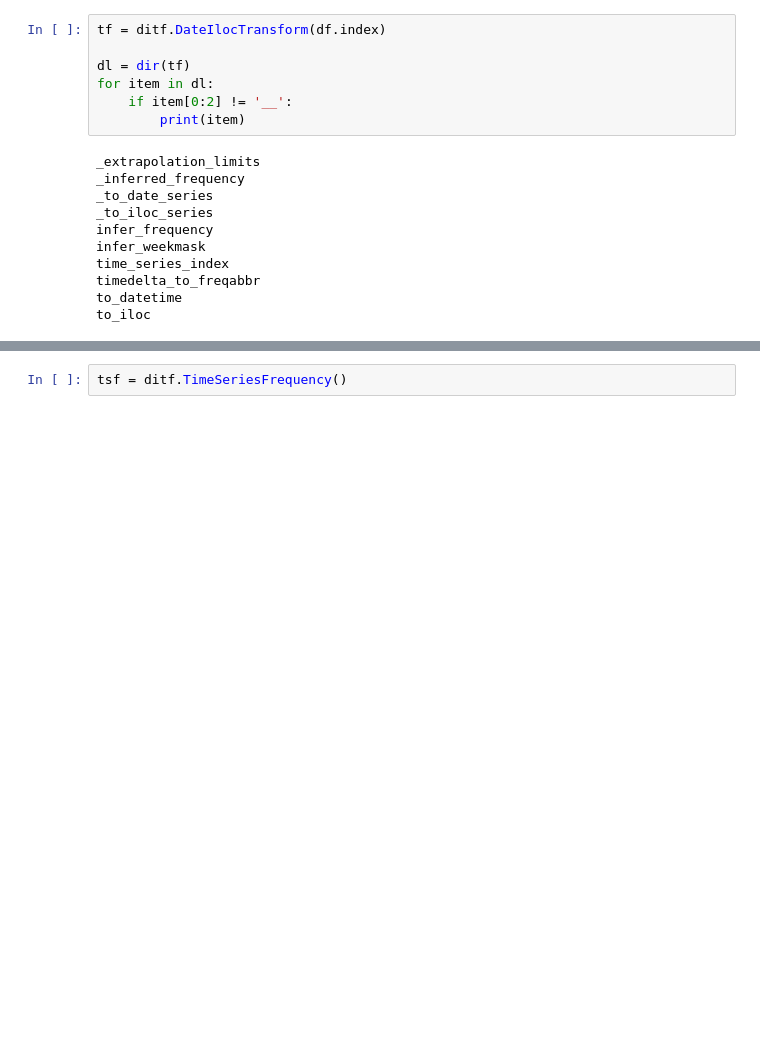
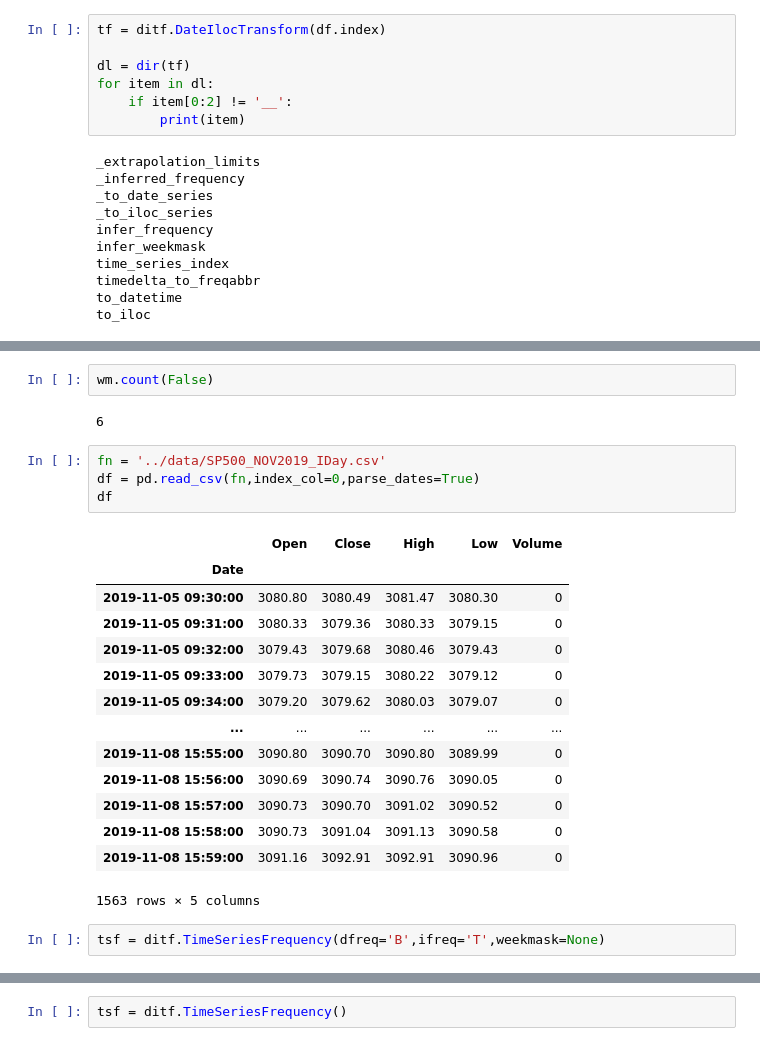
Before and after one commit to DanielGoldfarb/mplfinance, a Jupyter notebook: examples/scratch_pad/ditransform_work.ipynb, the cells around one changed output, grey strips where cells are left out. Drawn from its saved outputs; the diff is of its cells as text; blank space fills up the shorter version.

Commit message:
snapshot: working on time_series_index call

```diff
--- a/examples/scratch_pad/ditransform_work.ipynb
+++ b/examples/scratch_pad/ditransform_work.ipynb
@@ -101,0 +188,25 @@ to_iloc
+# %%
+wm.count(False)
+# %% [output]
+6
+# %%
+fn = '../data/SP500_NOV2019_IDay.csv'
+df = pd.read_csv(fn,index_col=0,parse_dates=True)
+df
+# %% [output]
+|  | Open | Close | High | Low | Volume |
+| Date |  |  |  |  |  |
+| 2019-11-05 09:30:00 | 3080.80 | 3080.49 | 3081.47 | 3080.30 | 0 |
+| 2019-11-05 09:31:00 | 3080.33 | 3079.36 | 3080.33 | 3079.15 | 0 |
+| 2019-11-05 09:32:00 | 3079.43 | 3079.68 | 3080.46 | 3079.43 | 0 |
+| 2019-11-05 09:33:00 | 3079.73 | 3079.15 | 3080.22 | 3079.12 | 0 |
+| 2019-11-05 09:34:00 | 3079.20 | 3079.62 | 3080.03 | 3079.07 | 0 |
+| ... | ... | ... | ... | ... | ... |
+| 2019-11-08 15:55:00 | 3090.80 | 3090.70 | 3090.80 | 3089.99 | 0 |
+| 2019-11-08 15:56:00 | 3090.69 | 3090.74 | 3090.76 | 3090.05 | 0 |
+| 2019-11-08 15:57:00 | 3090.73 | 3090.70 | 3091.02 | 3090.52 | 0 |
+| 2019-11-08 15:58:00 | 3090.73 | 3091.04 | 3091.13 | 3090.58 | 0 |
+| 2019-11-08 15:59:00 | 3091.16 | 3092.91 | 3092.91 | 3090.96 | 0 |
+1563 rows × 5 columns
+# %%
+tsf = ditf.TimeSeriesFrequency(dfreq='B',ifreq='T',weekmask=None)
```
Also changed, not shown: parts of 26 cells of this notebook, 2 other files.
